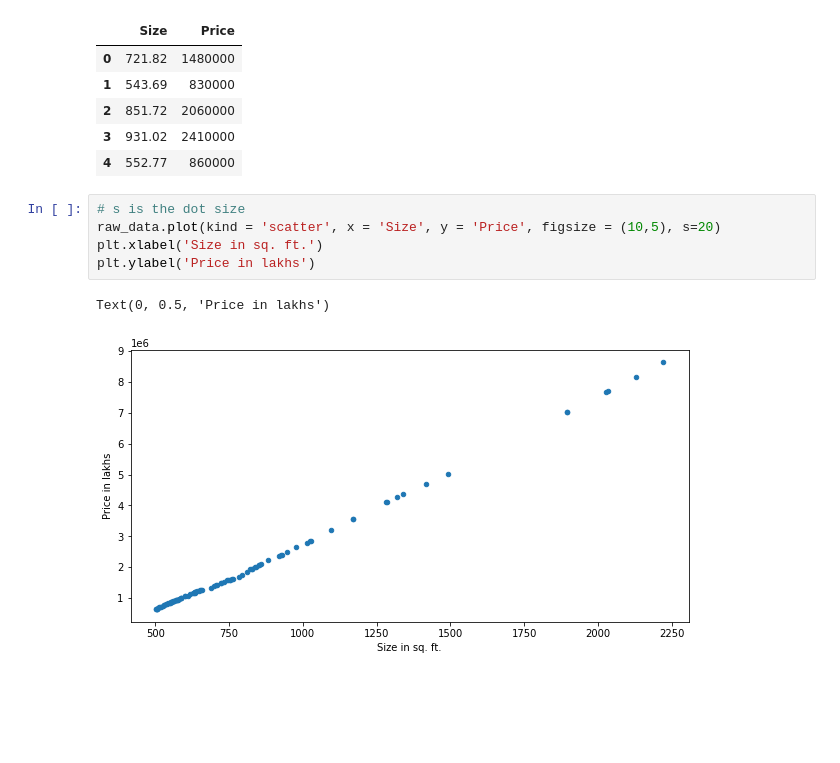
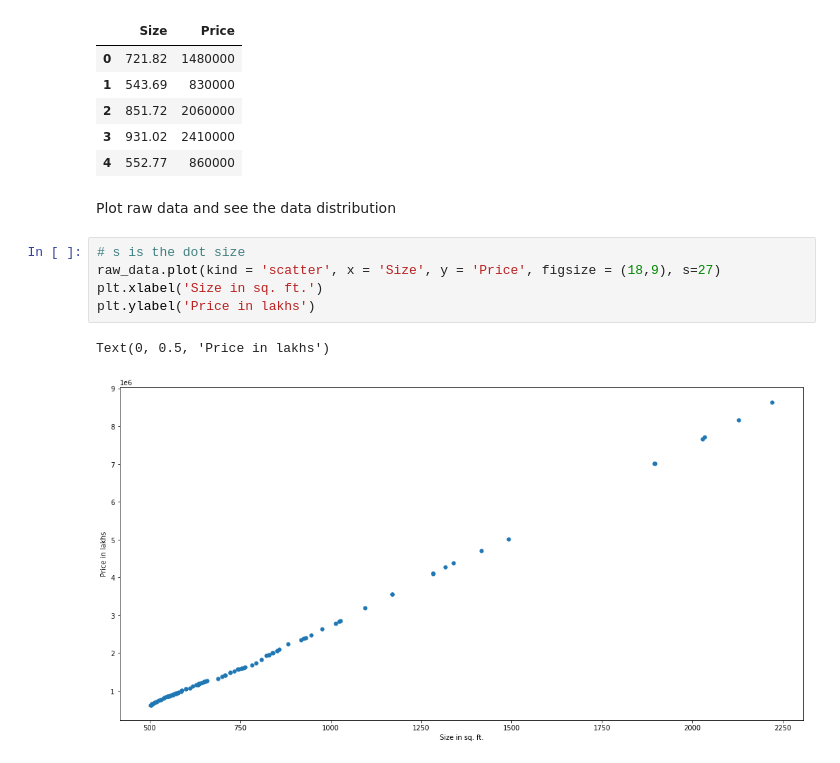
Before and after one commit to keerthika-27/ML, a Jupyter notebook: Linear_Regression.ipynb, the cells around one changed output. Drawn from its saved outputs; the diff is of its cells as text; blank space fills up the shorter version.

```diff
--- a/Linear_Regression.ipynb
+++ b/Linear_Regression.ipynb
@@ -22,11 +28,13 @@ raw_data.head()
 | 2 | 851.72 | 2060000 |
 | 3 | 931.02 | 2410000 |
 | 4 | 552.77 | 860000 |
+# %% [markdown]
+Plot raw data and see the data distribution
 # %%
 # s is the dot size
-raw_data.plot(kind = 'scatter', x = 'Size', y = 'Price', figsize = (10,5), s=20)
+raw_data.plot(kind = 'scatter', x = 'Size', y = 'Price', figsize = (18,9), s=27)
 plt.xlabel('Size in sq. ft.')
 plt.ylabel('Price in lakhs')
 # %% [output]
 Text(0, 0.5, 'Price in lakhs')
-[figure, old version]
+[figure, new version]
```
Also changed, not shown: parts of 40 cells of this notebook.
